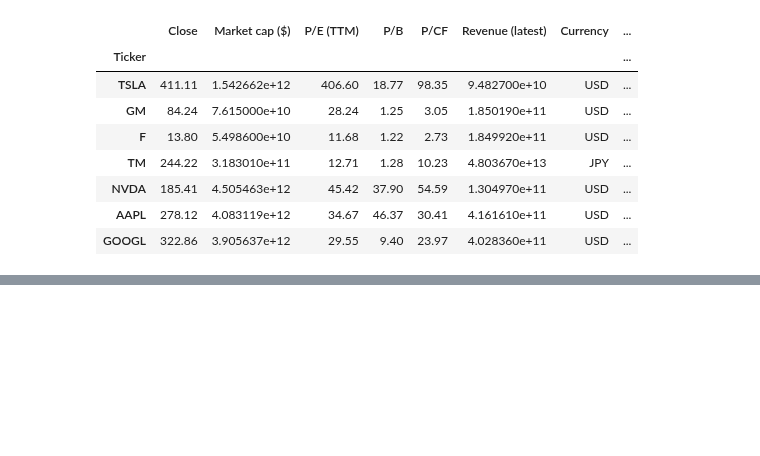
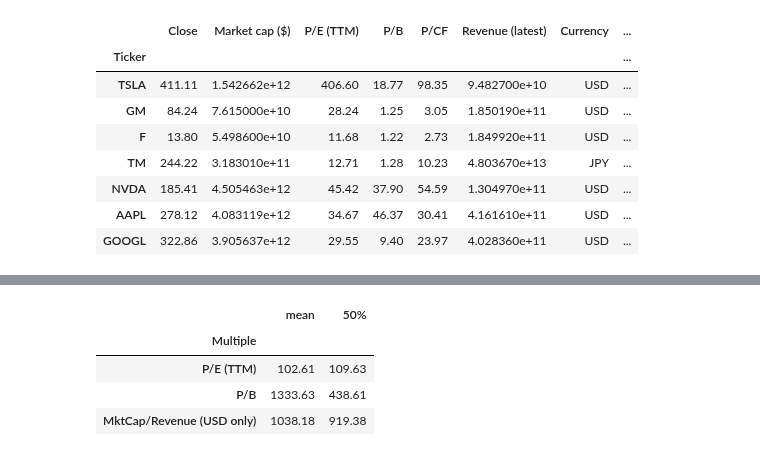
Before and after one commit to yebarryallen/ESG, a Jupyter notebook: lecture_6_valuation.ipynb, the cells around one changed output, grey strips where cells are left out. Saved outputs shown, nothing was run; the diff lists cells and outputs as text; code cells hidden in the pictures; blank space fills up the shorter version.

```diff
--- a/lecture_6_valuation.ipynb
+++ b/lecture_6_valuation.ipynb
@@ -433,0 +532,76 @@ else:
+# %%
+# Implied Tesla market cap and price from peer multiples (mean vs median)
+try:
+    from IPython.display import display
+except Exception:
+    display = None
+
+if peer_snapshot.empty or peer_snapshot.dropna(how='all').empty:
+    print('No peer snapshot available. Set RUN_ONLINE=True to fetch via akshare, or provide data/peer_snapshot.csv.')
+else:
+    multiple_cols = ['P/E (TTM)', 'P/B', 'MktCap/Revenue (USD only)']
+    missing = [c for c in multiple_cols if c not in peer_snapshot.columns]
+    if missing:
+        print(f'Missing columns in peer_snapshot: {missing}')
+    else:
+        peers = peer_snapshot.loc[peer_snapshot.index != 'TSLA', multiple_cols].copy()
+        peers = peers.apply(pd.to_numeric, errors='coerce').replace([np.inf, -np.inf], np.nan)
+
+        multiple_stats = peers.agg(['mean', 'median']).rename(index={'median': '50%'})
+
+        tesla_E = float(income.loc[base_year, 'Net Income From Continuing Operation Net Minority Interest'])
+        tesla_B = float(balance.loc[base_year, 'Common Stock Equity'])
+        tesla_R = float(income.loc[base_year, 'Total Revenue'])
+        tesla_shares = float(shares)
+
+        def implied_from_multiple(multiple, denom):
+            if pd.isna(multiple) or denom <= 0 or tesla_shares <= 0:
+                return np.nan, np.nan
+            mcap = float(multiple) * float(denom)
+            price = mcap / tesla_shares
+            return mcap, price
+
+        implied_mcap_b = pd.DataFrame(index=multiple_cols, columns=['mean', '50%'], dtype=float)
+        implied_price = pd.DataFrame(index=multiple_cols, columns=['mean', '50%'], dtype=float)
+
+        denom_map = {
+            'P/E (TTM)': tesla_E,
+            'P/B': tesla_B,
+            'MktCap/Revenue (USD only)': tesla_R,
+        }
+
+        for stat in ['mean', '50%']:
+            for col in multiple_cols:
+                mult = multiple_stats.loc[stat, col]
+                mcap, px = implied_from_multiple(mult, denom_map[col])
+                implied_mcap_b.loc[col, stat] = mcap / 1e9
+                implied_price.loc[col, stat] = px
+
+        implied_mcap_b.index.name = 'Multiple'
+        implied_price.index.name = 'Multiple'
+
+        print('Implied Tesla market capitalization (USD billions)')
+        if display:
+            display(implied_mcap_b.round(2))
+        else:
+            print(implied_mcap_b.round(2))
+
+        print('\nImplied Tesla price per share (USD/share)')
+        if display:
+            display(implied_price.round(2))
+        else:
+            print(implied_price.round(2))
+
+        print('\nActual (latest close, for reference)')
+        actual = pd.DataFrame(
+            {
+                'USD/share': [float(globals().get('latest_close', np.nan))],
+                'Market cap (USD billions)': [float(globals().get('market_cap', np.nan)) / 1e9],
+            },
+            index=['TSLA (latest)'],
+        )
+        if display:
+            display(actual.round(2))
+        else:
+            print(actual.round(2))
+# %% [output]
@@ -433,0 +609,5 @@ else:
+|  | mean | 50% |
+| Multiple |  |  |
+| P/E (TTM) | 102.61 | 109.63 |
+| P/B | 1333.63 | 438.61 |
+| MktCap/Revenue (USD only) | 1038.18 | 919.38 |
```
Also changed, not shown: parts of 4 cells of this notebook.
